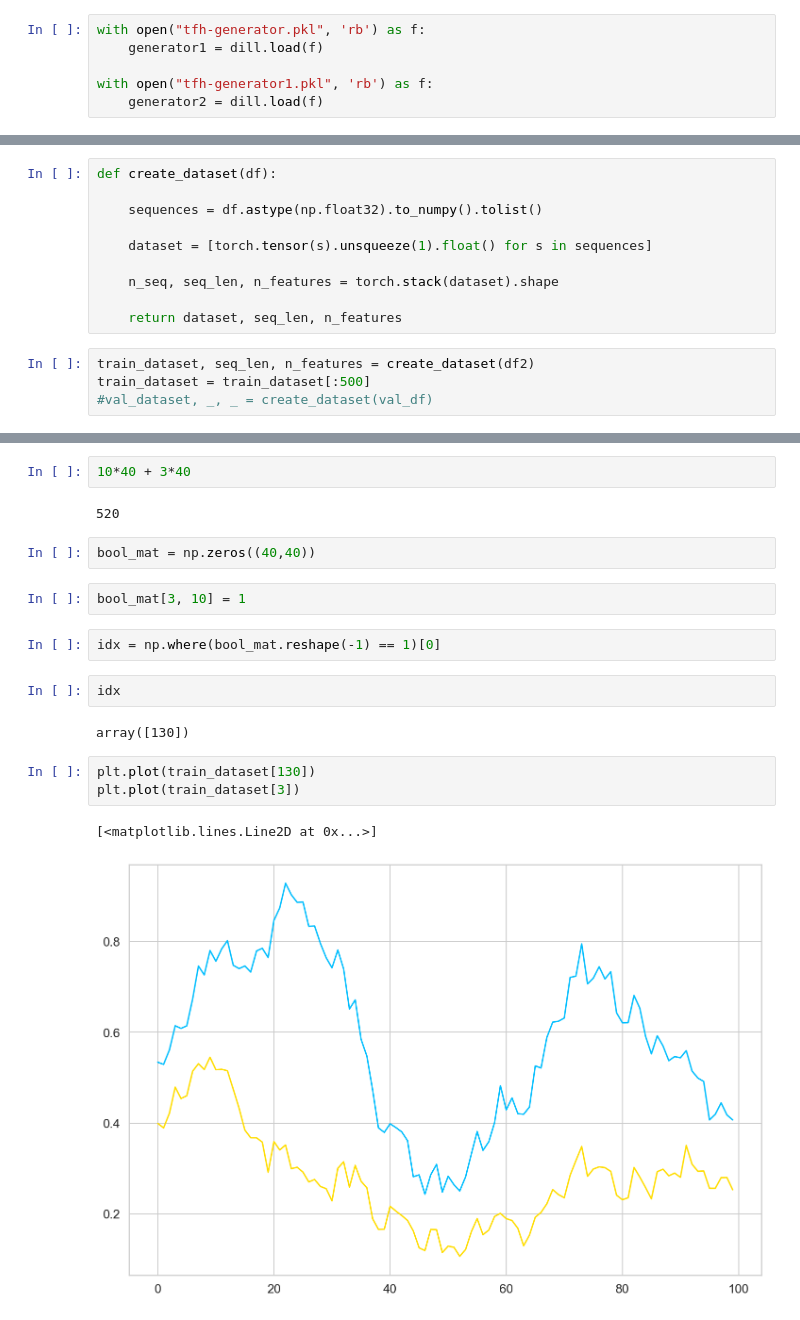
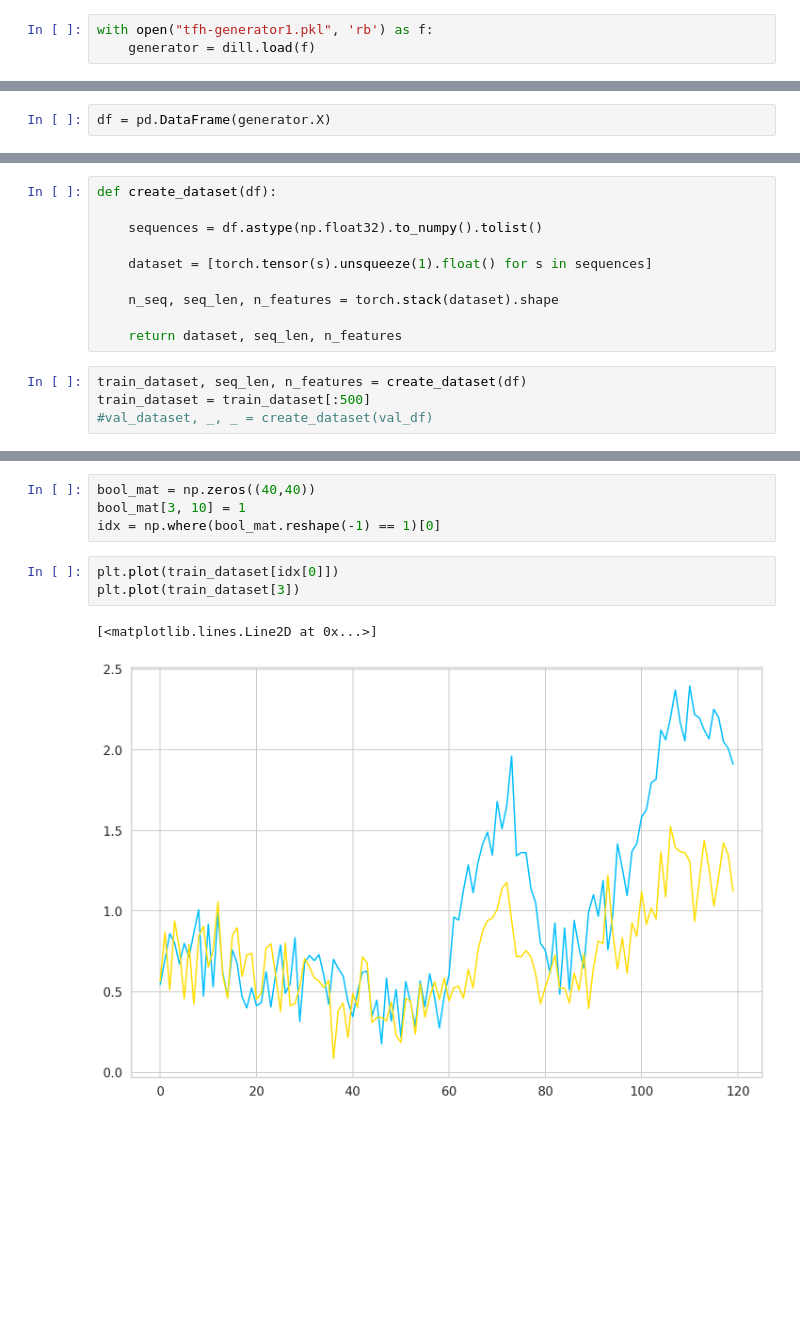
Before and after one commit to AugustSchreyer/02460_Advanced_ML, a Jupyter notebook: raman_spectre_model.ipynb, the cells around one changed output, grey strips where cells are left out. Cells and saved outputs as stored; diff of their text form; blank space fills up the shorter version.

```diff
--- a/raman_spectre_model.ipynb
+++ b/raman_spectre_model.ipynb
@@ -39,6 +72,3 @@ device = torch.device("cuda" if torch.cuda.is_available() else "cpu")
 # %%
-with open("tfh-generator.pkl", 'rb') as f:
-    generator1 = dill.load(f)
-
 with open("tfh-generator1.pkl", 'rb') as f:
-    generator2 = dill.load(f)
+    generator = dill.load(f)
@@ -48,2 +75,4 @@ df2 = pd.DataFrame(generator2.X)
+# %%
+df = pd.DataFrame(generator.X)
 # %%
 train_df, val_df = train_test_split(
@@ -63,7 +91,7 @@ def create_dataset(df):
 
     return dataset, seq_len, n_features
 # %%
-train_dataset, seq_len, n_features = create_dataset(df2)
+train_dataset, seq_len, n_features = create_dataset(df)
 train_dataset = train_dataset[:500]
 #val_dataset, _, _ = create_dataset(val_df)
 # %%
@@ -74,24 +102,14 @@ Length of each spectre: 100
 Number of features: 1
-# %%
-10*40 + 3*40
-# %% [output]
-520
 # %%
 bool_mat = np.zeros((40,40))
+bool_mat[3, 10] = 1
+idx = np.where(bool_mat.reshape(-1) == 1)[0]
-# %%
-bool_mat[3, 10] = 1
-# %%
-idx = np.where(bool_mat.reshape(-1) == 1)[0]
-# %%
-idx
-# %% [output]
-array([130])
 # %%
-plt.plot(train_dataset[130])
+plt.plot(train_dataset[idx[0]])
 plt.plot(train_dataset[3])
 # %% [output]
 [<matplotlib.lines.Line2D at 0x...>]
-[figure, old version]
+[figure, new version]
 # %%
 class Encoder(nn.Module):
 
```
Also changed, not shown: parts of 18 cells of this notebook.
